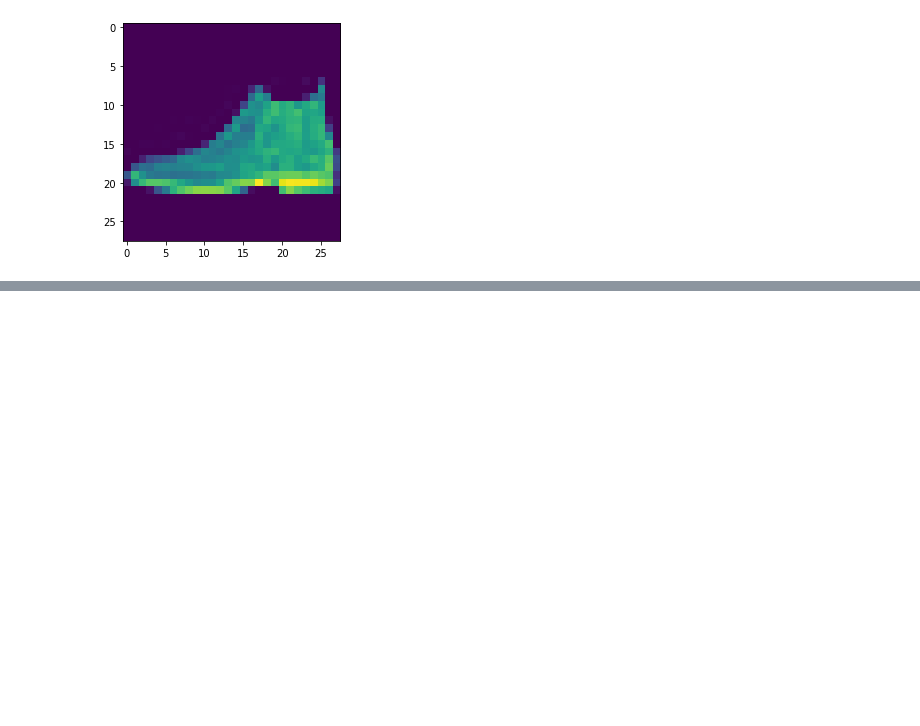
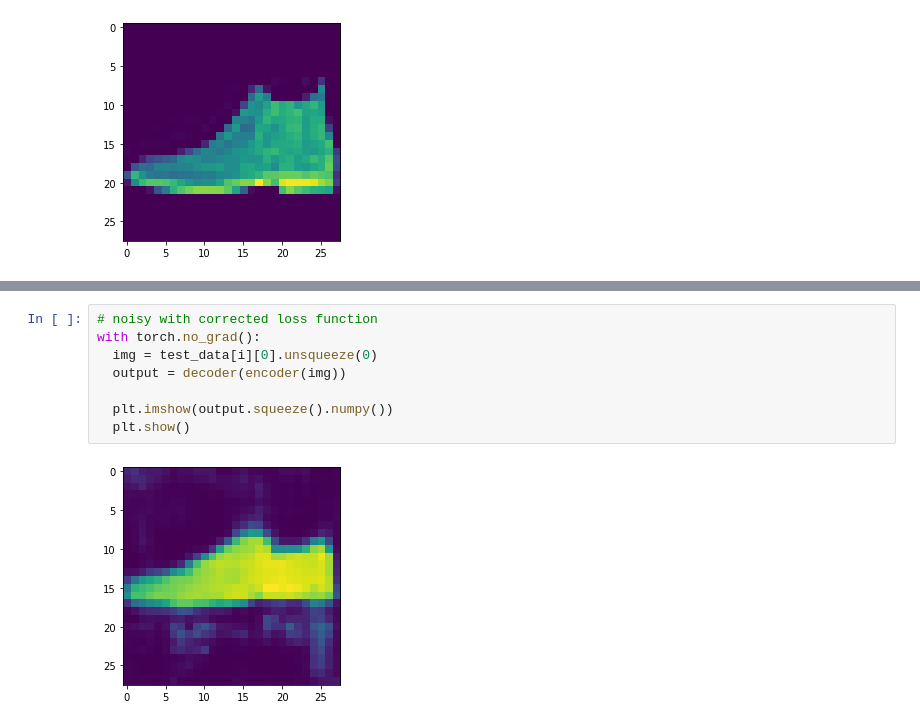
Before and after one commit to moodlep/vae_playground, a Jupyter notebook: colab_notebooks/autoencoder.ipynb, the cells around one changed output, grey strips where cells are left out. Cells and saved outputs as stored; diff of their text form; blank space fills up the shorter version.

```diff
--- a/colab_notebooks/autoencoder.ipynb
+++ b/colab_notebooks/autoencoder.ipynb
@@ -184,0 +423,10 @@ plt.show()
+# %%
+# noisy with corrected loss function
+with torch.no_grad():
+  img = test_data[i][0].unsqueeze(0)
+  output = decoder(encoder(img))
+
+  plt.imshow(output.squeeze().numpy())
+  plt.show()
+# %% [output]
+[figure, added]
```
Also changed, not shown: parts of 22 cells of this notebook.
